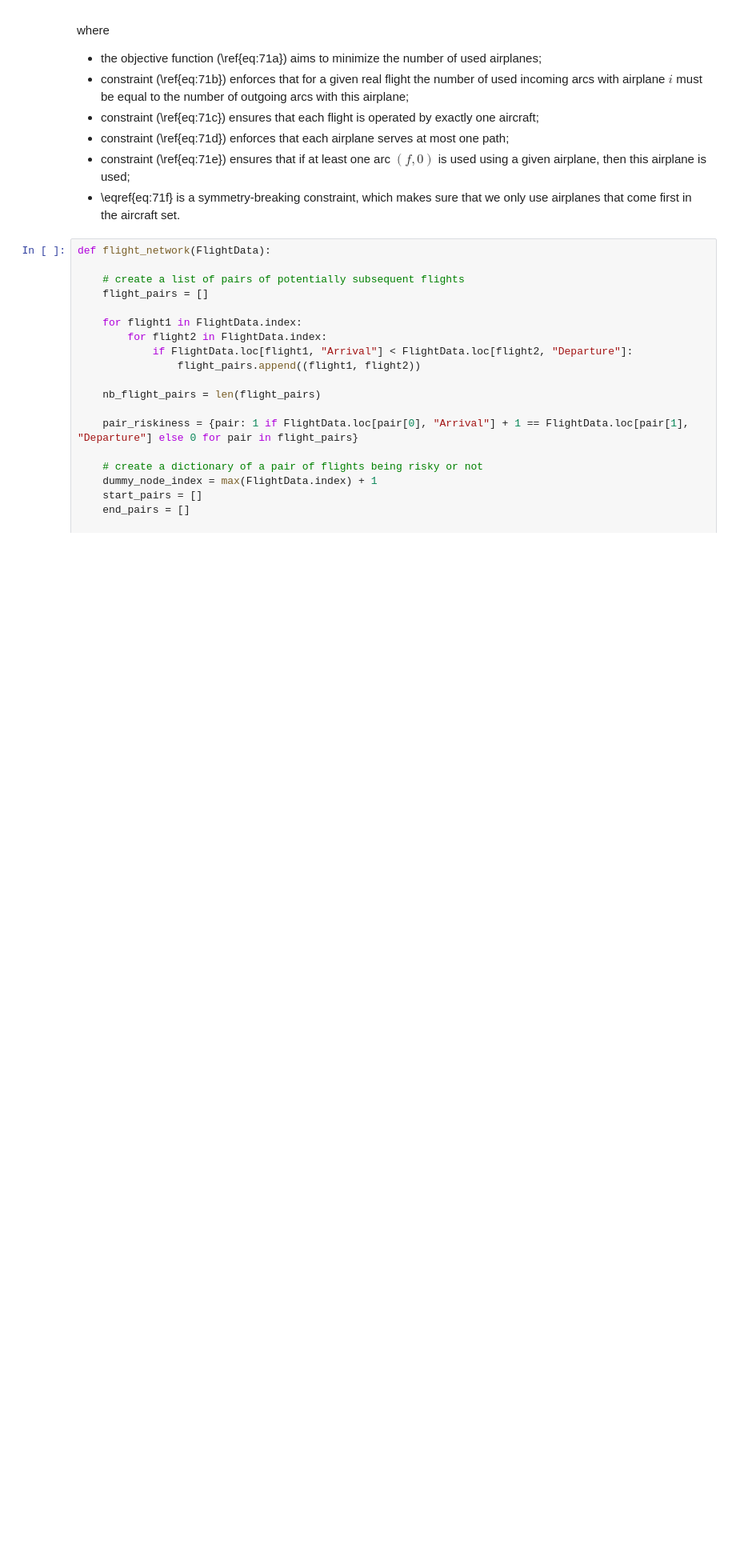
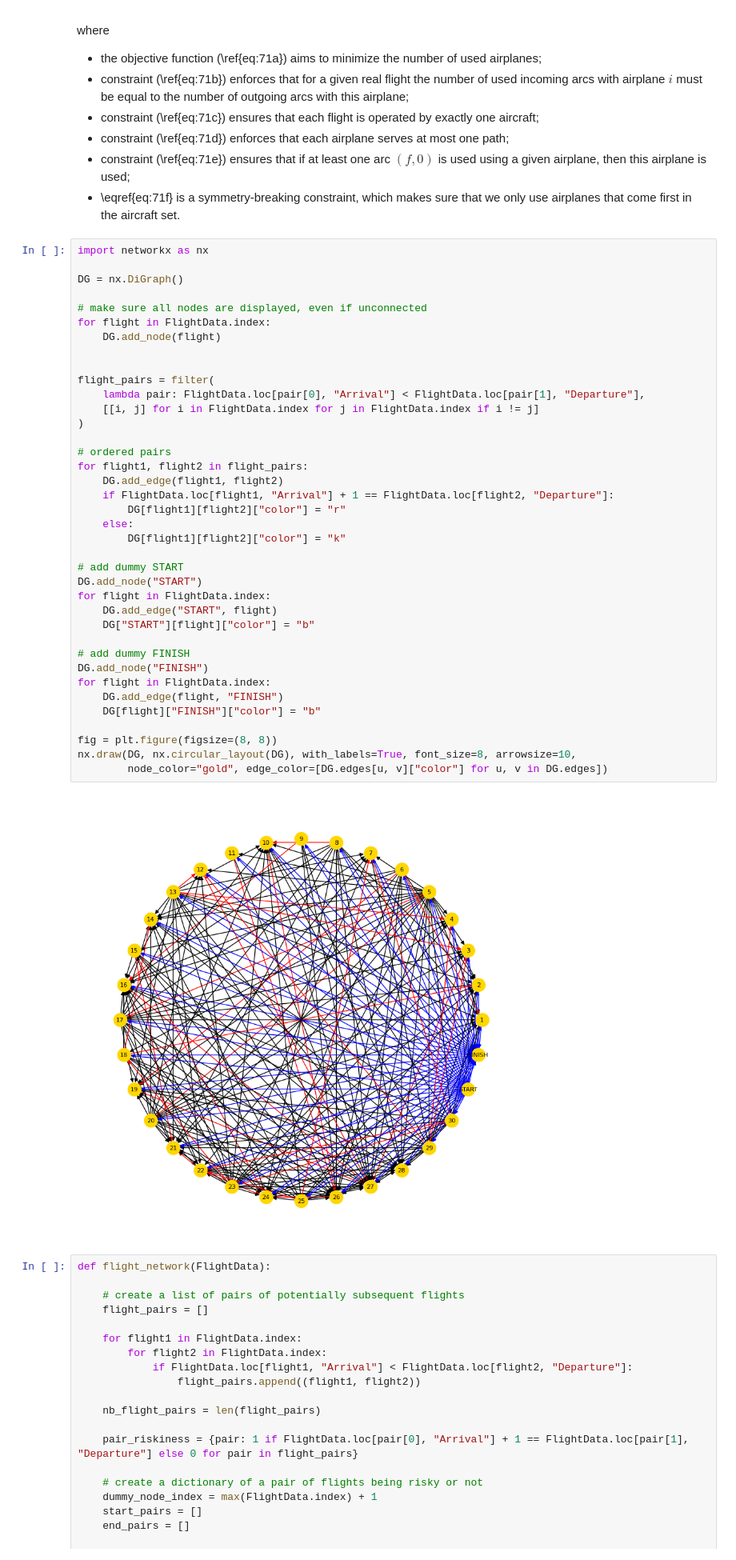
Before and after one commit to mobook/MO-book, a Jupyter notebook: notebooks/07/fleet-assignment.ipynb, the cells around one changed output. Shown at 80% size. Saved outputs shown, nothing was run; the diff lists cells and outputs as text; blank space fills up the shorter version.

```diff
--- a/notebooks/07/fleet-assignment.ipynb
+++ b/notebooks/07/fleet-assignment.ipynb
@@ -90,6 +222,46 @@ where
 - constraint (\ref{eq:71d}) enforces that each airplane serves at most one path;
 - constraint (\ref{eq:71e}) ensures that if at least one arc $(f, 0)$ is used using a given airplane, then this airplane is used;
 - \eqref{eq:71f} is a symmetry-breaking constraint, which makes sure that we only use airplanes that come first in the aircraft set.
+# %%
+import networkx as nx
+
+DG = nx.DiGraph()
+
+# make sure all nodes are displayed, even if unconnected
+for flight in FlightData.index:
+    DG.add_node(flight)
+
+
+flight_pairs = filter(
+    lambda pair: FlightData.loc[pair[0], "Arrival"] < FlightData.loc[pair[1], "Departure"],
+    [[i, j] for i in FlightData.index for j in FlightData.index if i != j]
+)
+
+# ordered pairs
+for flight1, flight2 in flight_pairs:
+    DG.add_edge(flight1, flight2)
+    if FlightData.loc[flight1, "Arrival"] + 1 == FlightData.loc[flight2, "Departure"]:
+        DG[flight1][flight2]["color"] = "r"
+    else:
+        DG[flight1][flight2]["color"] = "k"
+
+# add dummy START
+DG.add_node("START")
+for flight in FlightData.index:
+    DG.add_edge("START", flight)
+    DG["START"][flight]["color"] = "b"
+
+# add dummy FINISH
+DG.add_node("FINISH")
+for flight in FlightData.index:
+    DG.add_edge(flight, "FINISH")
+    DG[flight]["FINISH"]["color"] = "b"
+
+fig = plt.figure(figsize=(8, 8))
+nx.draw(DG, nx.circular_layout(DG), with_labels=True, font_size=8, arrowsize=10,
+        node_color="gold", edge_color=[DG.edges[u, v]["color"] for u, v in DG.edges])
+# %% [output]
+[figure, added]
 # %%
 def flight_network(FlightData):
 
```
Also changed, not shown: parts of 16 cells of this notebook.
